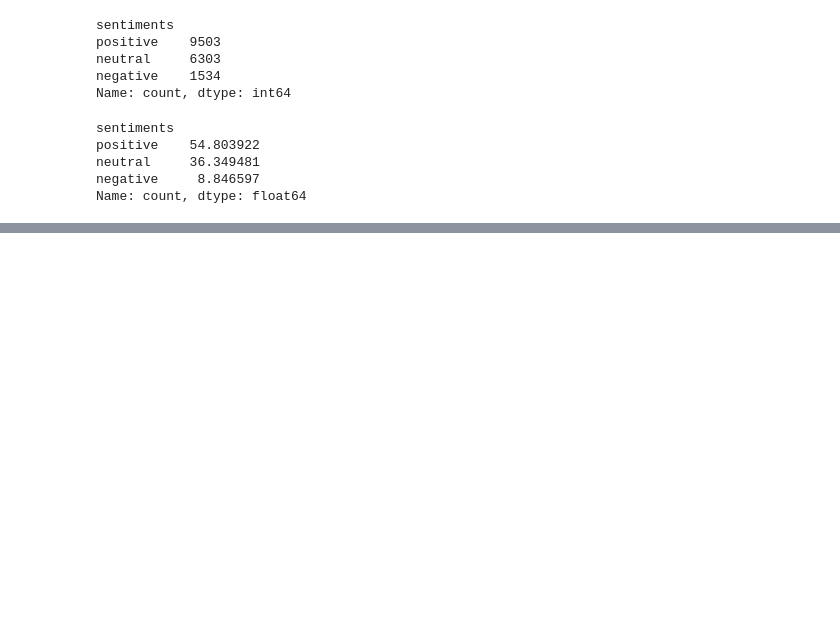
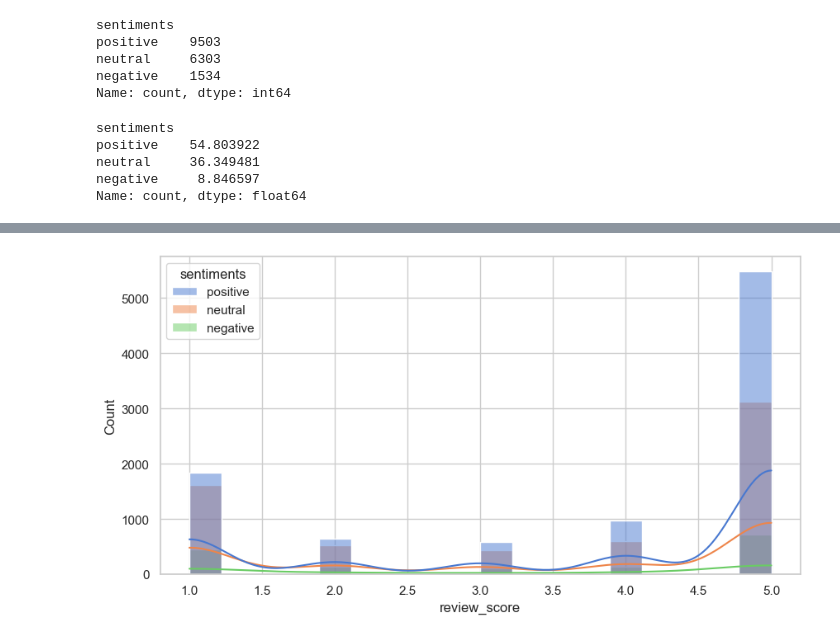
Before and after one commit to Bhaskar5153/amazon_sentiment_prediction, a Jupyter notebook: notebooks/eda.ipynb, the cells around one changed output, grey strips where cells are left out. Drawn from its saved outputs; the diff is of its cells as text; code cells hidden in the pictures; blank space fills up the shorter version.

```diff
--- a/notebooks/eda.ipynb
+++ b/notebooks/eda.ipynb
@@ -149,0 +164,7 @@ ValueError: Cannot specify ',' with '\x20'.
+# %%
+plt.figure(figsize=(10, 5))
+sns.histplot(data=df, x="review_score", kde=True, hue="sentiments")
+# plt.xlabel("dist of reviews")
+plt.show()
+# %% [output]
+[figure, added]
```
Also changed, not shown: parts of 4 cells of this notebook.
